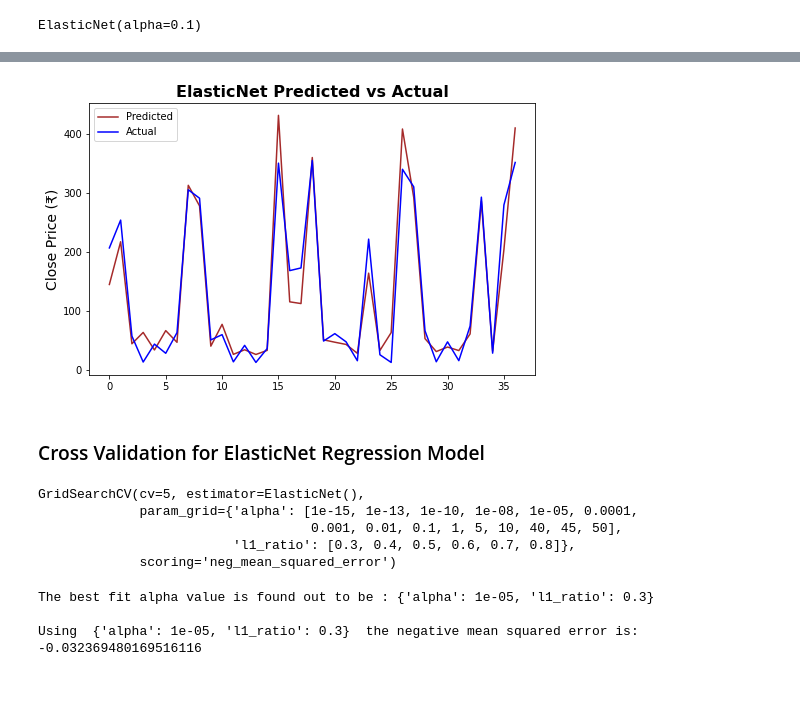
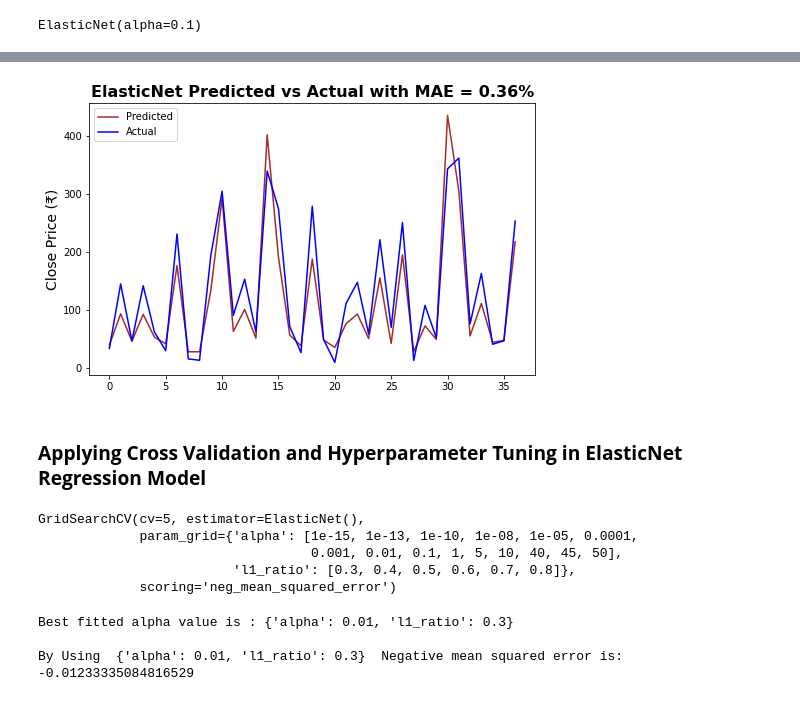
Before and after one commit to Mdanish2020/Yes_Bank_Stock_closing_Price_Prediction, a Jupyter notebook: ML_Capstone_project(Regression).ipynb, the cells around one changed output, grey strips where cells are left out. Saved outputs shown, nothing was run; the diff lists cells and outputs as text; code cells hidden in the pictures.

```diff
--- a/ML_Capstone_project(Regression).ipynb
+++ b/ML_Capstone_project(Regression).ipynb
@@ -315,3 +281,6 @@ We'll move forward with these features.
+# %%
+total_features  = ['Low','Year_2005','Year_2006','Year_2007','Year_2008','Year_2009','Year_2010',
+                   'Year_2011','Year_2012','Year_2013','Year_2014','Year_2015','Year_2016','Year_2017','Year_2018','Year_2019','Year_2020']
 # %% [markdown]
 ## **Linear Regression**
 # %%
@@ -323,6 +292,5 @@ Requirement already satisfied: numpy>=1.13.3 in /usr/local/lib/python3.7/dist-pa
 # %%
 #applying zscore to each values of independent variable
 from scipy.stats import zscore
-X = round(stock_df_dup[['Low']].apply(zscore),3)
-X['Year'] = stock_df_dup['Year'].values
+X = round(stock_df_dup[total_features].apply(zscore),3)
 # %%
@@ -439,0 +395,11 @@ Here, We can see it is completely overfitted scenario, now we have to move towar
+# %%
+from sklearn.metrics import mean_absolute_percentage_error
+MAE = mean_absolute_percentage_error
+#Graph between Actual Close price and Predicted Price
+test_df.plot(figsize = (14,6))
+plt.grid(True)
+plt.xlabel('Date',fontsize = 14)
+plt.ylabel('Price (₹)',fontsize = 14)
+plt.title('Actual closing price vs Predicted Price by Linear Regression with MAE :{:.2f}%'.format(MAE(10**y_test,10**y_pred)),fontweight = 'bold',fontsize = 14)
+plt.legend()
+plt.show()
@@ -492,2 +475,7 @@ plt.show()
 # %% [markdown]
 ## **Ridge Regression**
+# %%
+#fitting ridge regression
+ridge = Ridge(alpha= 0.1, max_iter = 5000)
+
+ridge.fit(X_train,y_train)
@@ -563,15 +581,15 @@ Adjusted R2:  0.7884332975161736
 # %%
 plt.figure(figsize=(8,5))
 plt.plot(10**y_pred_en,color = 'brown')
 plt.plot(np.array(10**y_test),color = 'blue')
 plt.legend(["Predicted","Actual"])
 plt.ylabel('Close Price (₹)',fontsize = 14)
-plt.title('ElasticNet Predicted vs Actual',fontweight = 'bold',fontsize = 16)
+plt.title('ElasticNet Predicted vs Actual with MAE = {:.2f}%'.format(MAE(10**y_test,10**y_pred_en)),fontweight = 'bold',fontsize = 16)
 plt.show()
 # %% [output]
-[figure, old version]
+[figure, new version]
 # %% [markdown]
-### Cross Validation for ElasticNet Regression Model
+### <b>Applying Cross Validation and Hyperparameter Tuning in ElasticNet Regression Model
 # %%
 elastic = ElasticNet()
 parameters = {'alpha': [1e-15,1e-13,1e-10,1e-8,1e-5,1e-4,1e-3,1e-2,1e-1,1,5,10,40,45,50],'l1_ratio':[0.3,0.4,0.5,0.6,0.7,0.8]}
@@ -584,12 +602,12 @@ GridSearchCV(cv=5, estimator=ElasticNet(),
                          'l1_ratio': [0.3, 0.4, 0.5, 0.6, 0.7, 0.8]},
              scoring='neg_mean_squared_error')
 # %%
-print("The best fit alpha value is found out to be :" ,elastic_regressor.best_params_)
-print("\nUsing ",elastic_regressor.best_params_, " the negative mean squared error is: ", elastic_regressor.best_score_)
+print("Best fitted alpha value is :" ,elastic_regressor.best_params_)
+print("\nBy Using ",elastic_regressor.best_params_, " Negative mean squared error is: ", elastic_regressor.best_score_)
 # %% [output]
-The best fit alpha value is found out to be : {'alpha': 1e-05, 'l1_ratio': 0.3}
+Best fitted alpha value is : {'alpha': 0.01, 'l1_ratio': 0.3}
 
-Using  {'alpha': 1e-05, 'l1_ratio': 0.3}  the negative mean squared error is:  -0.032369480169516116
+By Using  {'alpha': 0.01, 'l1_ratio': 0.3}  Negative mean squared error is:  -0.01233335084816529
 # %%
 y_pred_elastic = elastic_regressor.predict(X_test)
 # %%
```
Also changed, not shown: parts of 72 cells of this notebook.
